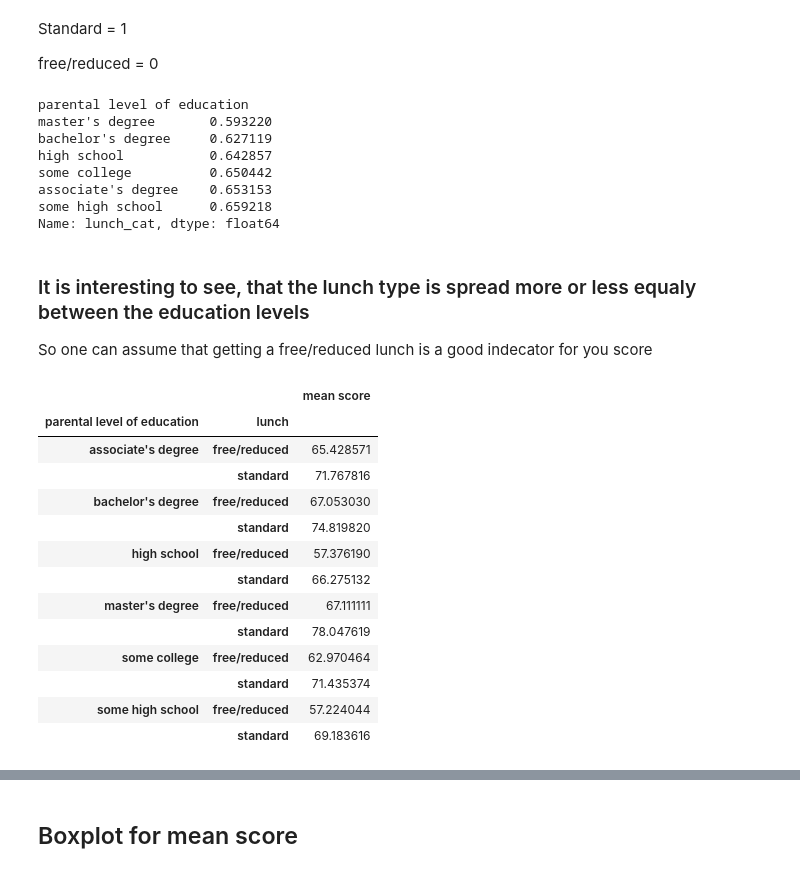
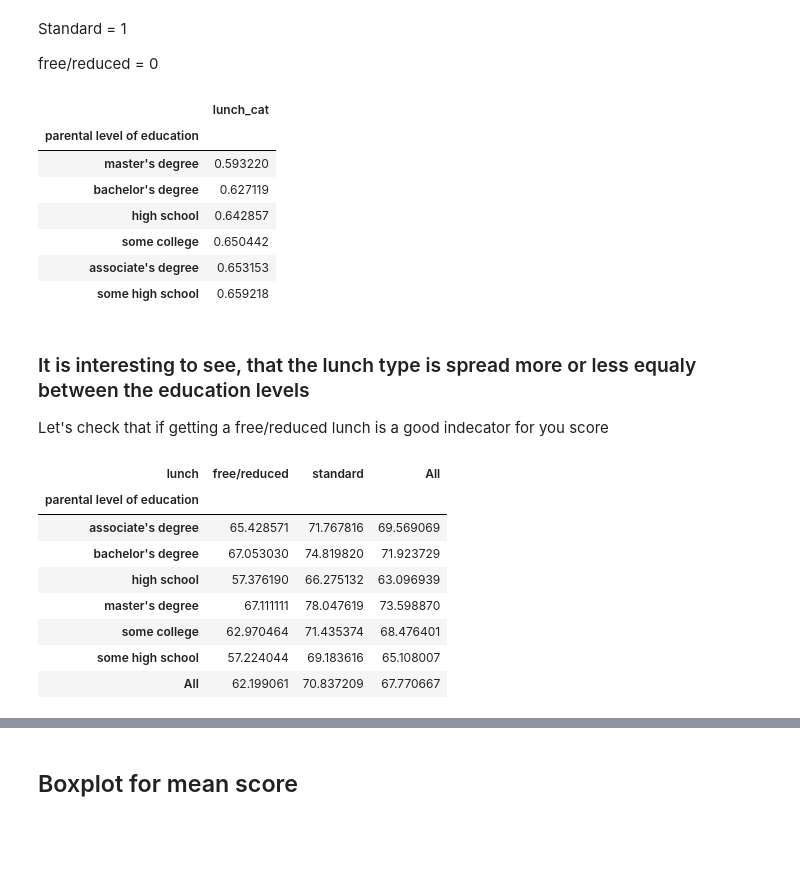
Before and after one commit to ShaiYona/Data-Science, a Jupyter notebook: tirgulim/tirgul9/tirgul9.ipynb, the cells around one changed output, grey strips where cells are left out. Saved outputs shown, nothing was run; the diff lists cells and outputs as text; code cells hidden in the pictures; blank space fills up the shorter version.

```diff
--- a/tirgulim/tirgul9/tirgul9.ipynb
+++ b/tirgulim/tirgul9/tirgul9.ipynb
@@ -222,33 +232,28 @@ Standard = 1
 
 free/reduced = 0
 # %%
-EducLunchMean_ScoreData.groupby(['parental level of education'])['lunch_cat'].mean().sort_values()
+EducLunchMean_ScoreData.pivot_table('lunch_cat','parental level of education').sort_values(by='lunch_cat')
 # %% [output]
-parental level of education
-master's degree       0.593220
-bachelor's degree     0.627119
-high school           0.642857
-some college          0.650442
-associate's degree    0.653153
-some high school      0.659218
-Name: lunch_cat, dtype: float64
+|  | lunch_cat |
+| parental level of education |  |
+| master's degree | 0.593220 |
+| bachelor's degree | 0.627119 |
+| high school | 0.642857 |
+| some college | 0.650442 |
+| associate's degree | 0.653153 |
+| some high school | 0.659218 |
 # %% [markdown]
 ### It is interesting to see, that the lunch type is spread more or less equaly between the education levels
-So one can assume that getting a free/reduced lunch is a good indecator for you score
+Let's check that if getting a free/reduced lunch is a good indecator for you score
 # %%
-EducLunchMean_ScoreData.groupby(['parental level of education','lunch'])[['mean score']].mean()
+EducLunchMean_ScoreData.pivot_table('mean score','parental level of education','lunch',margins=True)
 # %% [output]
-|  |  | mean score |
-| parental level of education | lunch |  |
-| associate's degree | free/reduced | 65.428571 |
-|  | standard | 71.767816 |
-| bachelor's degree | free/reduced | 67.053030 |
-|  | standard | 74.819820 |
-| high school | free/reduced | 57.376190 |
-|  | standard | 66.275132 |
-| master's degree | free/reduced | 67.111111 |
-|  | standard | 78.047619 |
-| some college | free/reduced | 62.970464 |
-|  | standard | 71.435374 |
-| some high school | free/reduced | 57.224044 |
-|  | standard | 69.183616 |
+| lunch | free/reduced | standard | All |
+| parental level of education |  |  |  |
+| associate's degree | 65.428571 | 71.767816 | 69.569069 |
+| bachelor's degree | 67.053030 | 74.819820 | 71.923729 |
+| high school | 57.376190 | 66.275132 | 63.096939 |
+| master's degree | 67.111111 | 78.047619 | 73.598870 |
+| some college | 62.970464 | 71.435374 | 68.476401 |
+| some high school | 57.224044 | 69.183616 | 65.108007 |
+| All | 62.199061 | 70.837209 | 67.770667 |
```
Also changed, not shown: parts of 9 cells of this notebook.
